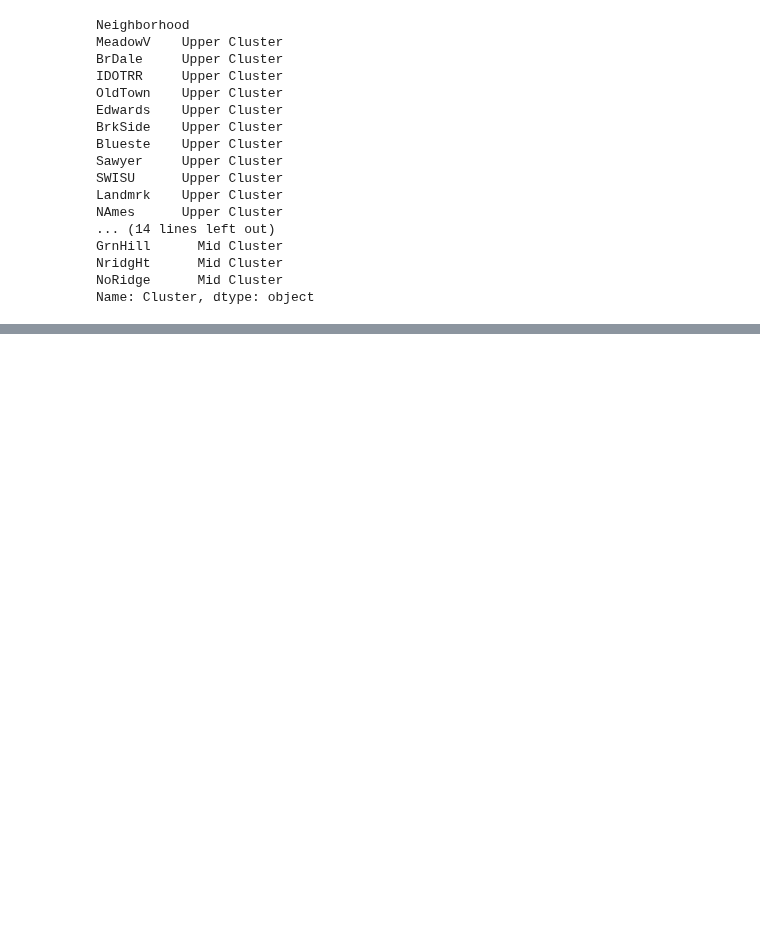
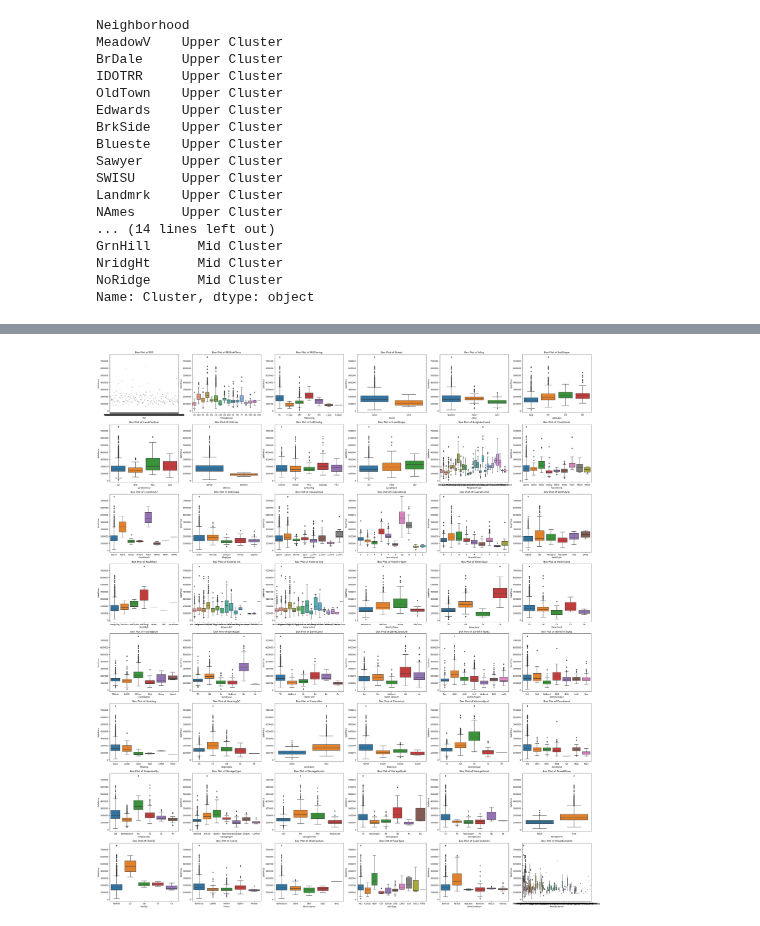
Before and after one commit to dimmediato/ML_Ames_Housing, a Jupyter notebook: Python/Ames_Data_Analysis.ipynb, the cells around one changed output, grey strips where cells are left out. Saved outputs shown, nothing was run; the diff lists cells and outputs as text; code cells hidden in the pictures; blank space fills up the shorter version.

```diff
--- a/Python/Ames_Data_Analysis.ipynb
+++ b/Python/Ames_Data_Analysis.ipynb
@@ -113,0 +141,23 @@ housing_numeric.hist(figsize=(20, 20), bins=50, xlabelsize=8, ylabelsize=8);
+# %%
+categorical_columns = housing_factor
+
+cat_cols_1 = categorical_columns
+
+n_cols = 6
+n_rows = math.ceil(len(cat_cols_1.columns) / n_cols)
+n_rows
+fig, axes = plt.subplots(n_rows, n_cols, figsize=(n_cols * 7, n_rows * 6))
+
+if n_rows * n_cols > 1:
+    axes = axes.flatten()
+else:
+    axes = [axes]  # Make it iterable
+
+for i, column in enumerate(cat_cols_1):
+    sns.boxplot(x=cat_cols_1[column],y = housing_numeric['SalePrice'], ax=axes[i])
+    axes[i].set_title(f'Box Plot of {column}')
+
+for j in range(i + 1, n_rows * n_cols):
+    axes[j].set_visible(False)
+# %% [output]
+[figure, added]
```
Also changed, not shown: parts of 6 cells of this notebook.
